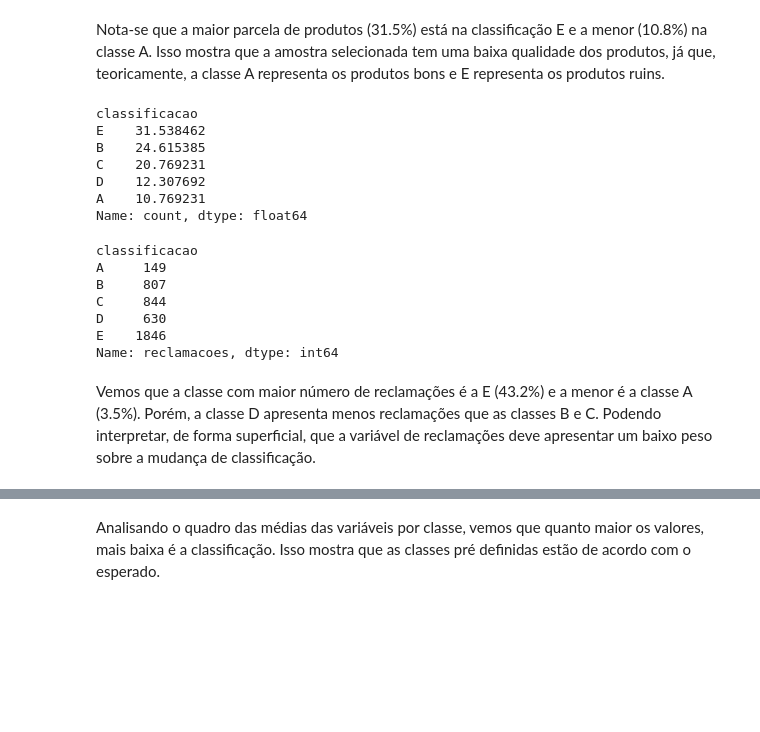
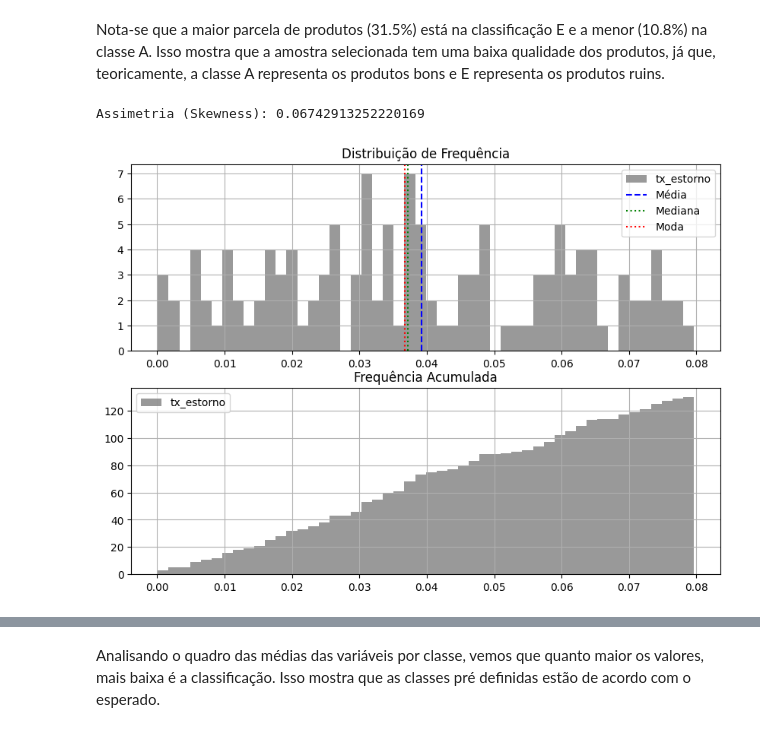
Before and after one commit to maricae/classificacao-produtos, a Jupyter notebook: projeto_classificacao.ipynb, the cells around one changed output, grey strips where cells are left out. Saved outputs shown, nothing was run; the diff lists cells and outputs as text; code cells hidden in the pictures; blank space fills up the shorter version.

```diff
--- a/projeto_classificacao.ipynb
+++ b/projeto_classificacao.ipynb
@@ -100,25 +171,25 @@ plt.show()
 # %% [markdown]
 Nota-se que a maior parcela de produtos (31.5%) está na classificação E e a menor (10.8%) na classe A. Isso mostra que a amostra selecionada tem uma baixa qualidade dos produtos, já que, teoricamente, a classe A representa os produtos bons e E representa os produtos ruins.
-# %%
-# Percent de cada categoria
-indicadores_produtos['classificacao'].value_counts()/len(indicadores_produtos)*100
-# %% [output]
-classificacao
-E    31.538462
-B    24.615385
-C    20.769231
-D    12.307692
-A    10.769231
-Name: count, dtype: float64
-# %%
-indicadores_produtos.groupby(['classificacao'])['reclamacoes'].sum()
-# %% [output]
-classificacao
-A     149
-B     807
-C     844
-D     630
-E    1846
-Name: reclamacoes, dtype: int64
-# %% [markdown]
-Vemos que a classe com maior número de reclamações é a E (43.2%) e a menor é a classe A (3.5%). Porém, a classe D apresenta menos reclamações que as classes B e C. Podendo interpretar, de forma superficial, que a variável de reclamações deve apresentar um baixo peso sobre a mudança de classificação.
+# %%
+def hitogram_skew(df, variable):
+    plt.figure(figsize=(10, 7))
+    plt.subplot(2, 1, 1)
+    df[variable].hist(bins=50, label=variable, alpha=0.8, color = 'grey')
+    plt.axvline(np.mean(df[variable]), ls='--', c='b', label="Média")
+    plt.axvline(np.median(df[variable]), ls=':', c='g', label="Mediana")
+    mode = stats.mode(df[variable])
+    plt.axvline(mode[0], ls=':', c='r', label="Moda")
+    plt.title("Distribuição de Frequência")
+    plt.legend()
+
+    plt.subplot(2, 1, 2)
+    df[variable].hist(bins=50, label=variable, alpha=0.8, color = 'grey',cumulative=True)
+    plt.title("Frequência Acumulada")
+    plt.legend()
+
+    print('Assimetria (Skewness):', df[variable].skew())
+# %%
+hitogram_skew(indicadores_produtos, 'tx_estorno')
+# %% [output]
+Assimetria (Skewness): 0.06742913252220169
+[figure, added]
```
Also changed, not shown: parts of 130 cells of this notebook, 4 other files.
